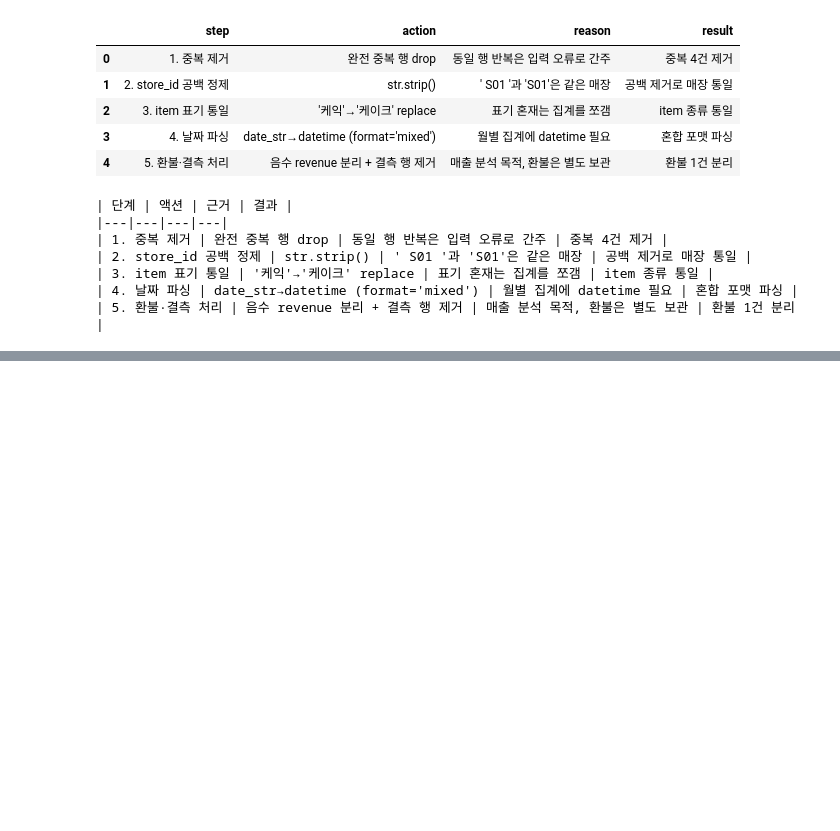
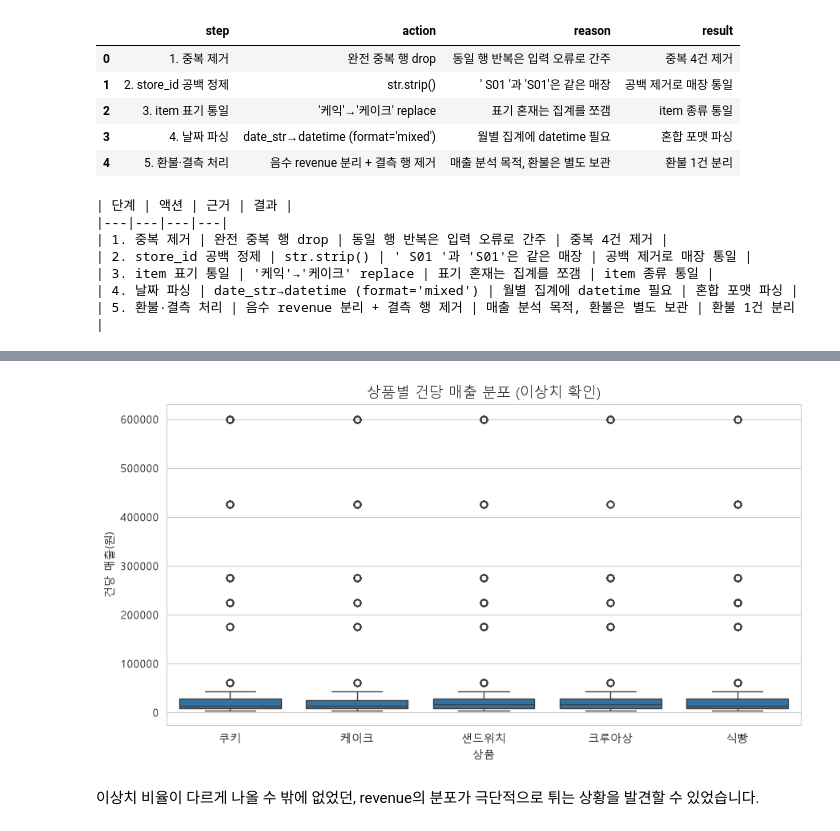
Before and after one commit to hansanghun0925-star/ai-data-bootcamp, a Jupyter notebook: D009/D009_capstone.ipynb, the cells around one changed output, grey strips where cells are left out. Cells and saved outputs as stored; diff of their text form; code cells hidden in the pictures; blank space fills up the shorter version.

```diff
--- a/D009/D009_capstone.ipynb
+++ b/D009/D009_capstone.ipynb
@@ -280,0 +350,17 @@ print(md_table)
+# %%
+import seaborn as sns
+
+fig, ax = plt.subplots(figsize=(9, 5))
+sns.boxplot(
+    data=bakery_clean,
+    x="item", y="revenue",
+    ax=ax,
+)
+ax.set_title("상품별 건당 매출 분포 (이상치 확인)", fontsize=13)
+ax.set_xlabel("상품"); ax.set_ylabel("건당 매출(원)")
+plt.tight_layout()
+plt.show()
+# %% [output]
+[figure, added]
+# %% [markdown]
+이상치 비율이 다르게 나올 수 밖에 없었던, revenue의 분포가 극단적으로 튀는 상황을 발견할 수 있었습니다.
```
Also changed, not shown: parts of 7 cells of this notebook, 2 other files.
